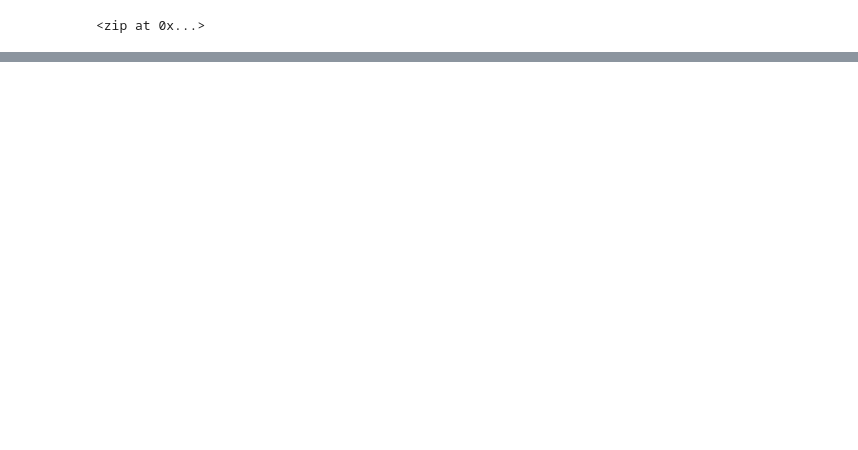
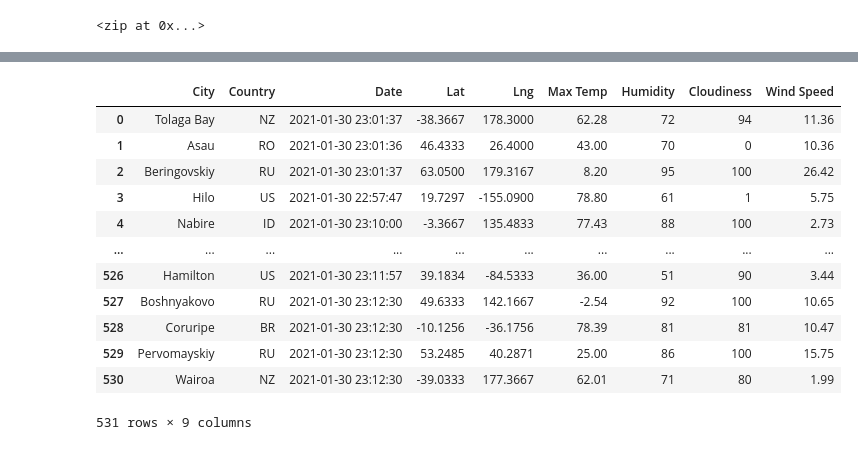
Before and after one commit to veracristal/World_Weather_Analysis, a Jupyter notebook: WeatherPy.ipynb, the cells around one changed output, grey strips where cells are left out. Drawn from its saved outputs; the diff is of its cells as text; code cells hidden in the pictures; blank space fills up the shorter version.

```diff
--- a/WeatherPy.ipynb
+++ b/WeatherPy.ipynb
@@ -3,3 +3,13 @@
 import pandas as pd
 import matplotlib.pyplot as plt
 import numpy as np
+# %%
+# Import the requests library
+import requests
+
+# Import the API key
+from config import weather_api_key
+
+# Starting URL for Weather Map API Call.
+url = "http://api.openweathermap.org/data/2.5/weather?units=Imperial&APPID=" + weather_api_key
+print(url)
@@ -6,7 +21,7 @@ import numpy as np
 # %%
 # Create a set of random latitude and longitude combinations.
-lats = np.random.uniform(low=-90.000, high=90.000, size=6300)
-lngs = np.random.uniform(low=-180.000, high=1800.000, size=6300)
+lats = np.random.uniform(low=-90.000, high=90.000, size=7500)
+lngs = np.random.uniform(low=-180.000, high=1800.000, size=7500)
 lat_lngs = zip(lats, lngs)
 lat_lngs
 # %% [output]
@@ -56,0 +154,4 @@ len(cities)
+# %%
+# Convert the array of dictionaries to a Pandas DataFrame.
+city_data_df = pd.DataFrame(city_data)
+city_data_df.head(10)
@@ -56,0 +170,19 @@ len(cities)
+# %%
+# Order the columns of the data frame
+new_column_order = ["City", "Country", "Date", "Lat", "Lng", "Max Temp", "Humidity", "Cloudiness", "Wind Speed"]
+city_data_df = city_data_df[new_column_order]
+city_data_df
+# %% [output]
+|  | City | Country | Date | Lat | Lng | Max Temp | Humidity | Cloudiness | Wind Speed |
+| 0 | Tolaga Bay | NZ | 2021-01-30 23:01:37 | -38.3667 | 178.3000 | 62.28 | 72 | 94 | 11.36 |
+| 1 | Asau | RO | 2021-01-30 23:01:36 | 46.4333 | 26.4000 | 43.00 | 70 | 0 | 10.36 |
+| 2 | Beringovskiy | RU | 2021-01-30 23:01:37 | 63.0500 | 179.3167 | 8.20 | 95 | 100 | 26.42 |
+| 3 | Hilo | US | 2021-01-30 22:57:47 | 19.7297 | -155.0900 | 78.80 | 61 | 1 | 5.75 |
+| 4 | Nabire | ID | 2021-01-30 23:10:00 | -3.3667 | 135.4833 | 77.43 | 88 | 100 | 2.73 |
+| ... | ... | ... | ... | ... | ... | ... | ... | ... | ... |
+| 526 | Hamilton | US | 2021-01-30 23:11:57 | 39.1834 | -84.5333 | 36.00 | 51 | 90 | 3.44 |
+| 527 | Boshnyakovo | RU | 2021-01-30 23:12:30 | 49.6333 | 142.1667 | -2.54 | 92 | 100 | 10.65 |
+| 528 | Coruripe | BR | 2021-01-30 23:12:30 | -10.1256 | -36.1756 | 78.39 | 81 | 81 | 10.47 |
+| 529 | Pervomayskiy | RU | 2021-01-30 23:12:30 | 53.2485 | 40.2871 | 25.00 | 86 | 100 | 15.75 |
+| 530 | Wairoa | NZ | 2021-01-30 23:12:30 | -39.0333 | 177.3667 | 62.01 | 71 | 80 | 1.99 |
+531 rows × 9 columns
```
Also changed, not shown: parts of 8 cells of this notebook, 3 other files.
